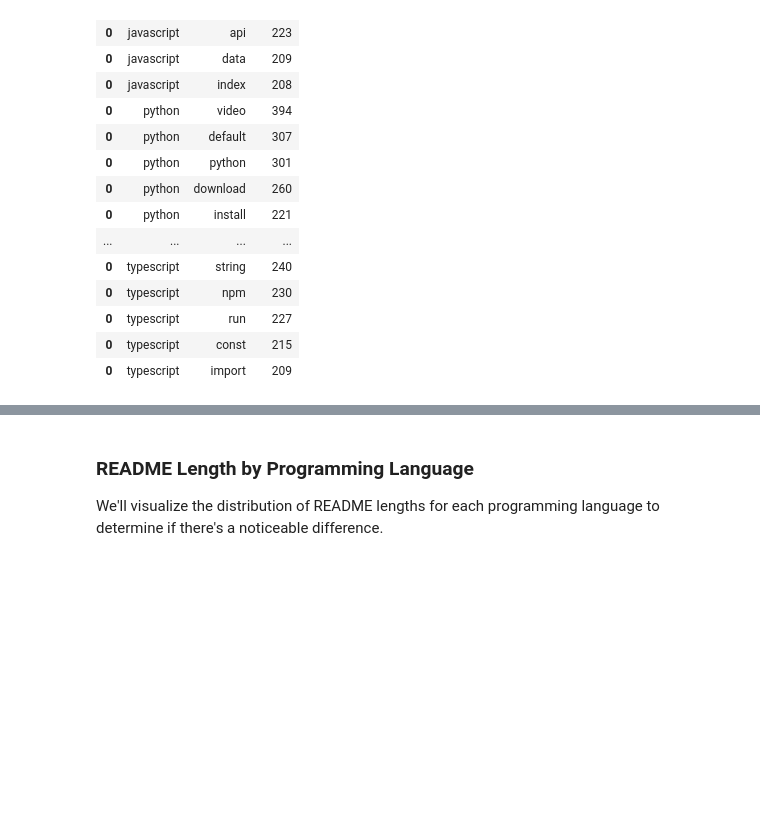
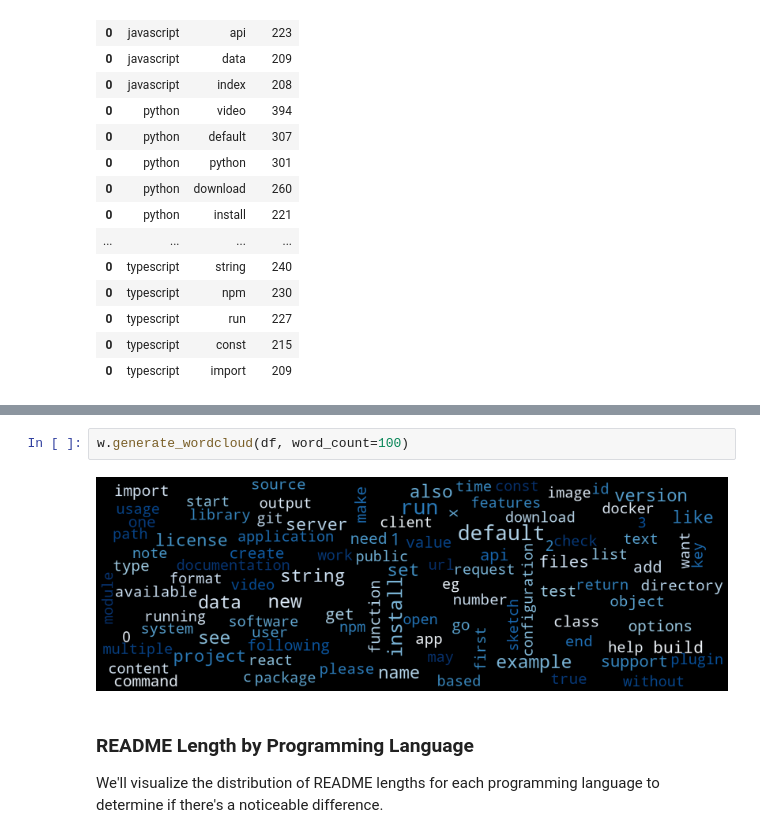
Before and after one commit to Zacharia-Schmitz/nlp_project, a Jupyter notebook: final_draft2.ipynb, the cells around one changed output, grey strips where cells are left out. Drawn from its saved outputs; the diff is of its cells as text; blank space fills up the shorter version.

```diff
--- a/final_draft2.ipynb
+++ b/final_draft2.ipynb
@@ -397,3 +478,7 @@ w.get_common_words(df, plot=True)
+# %%
+w.generate_wordcloud(df, word_count=100)
+# %% [output]
+[figure, added]
 # %% [markdown]
 ### README Length by Programming Language
 
```
Also changed, not shown: parts of 12 cells of this notebook, 2 other files.
